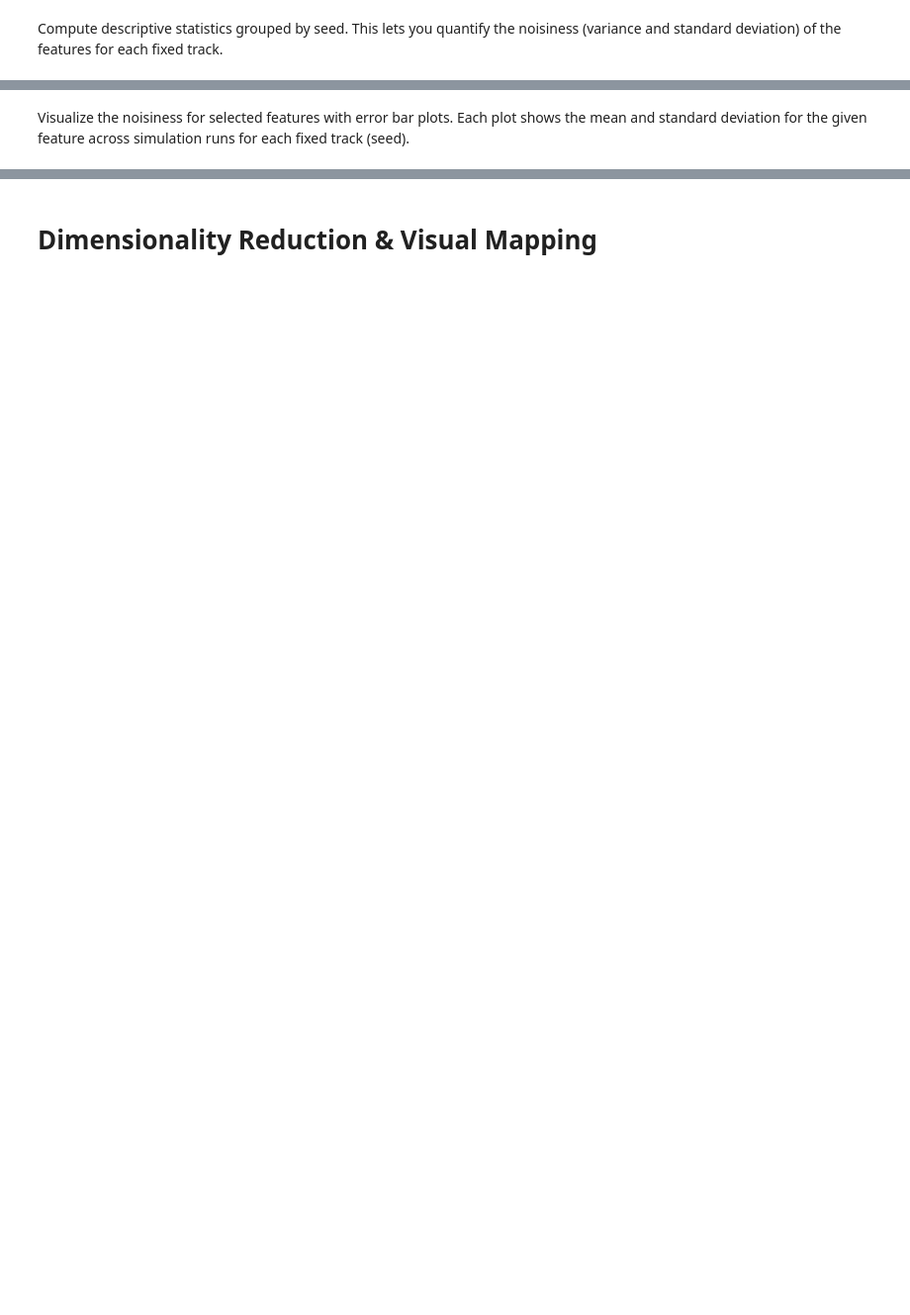
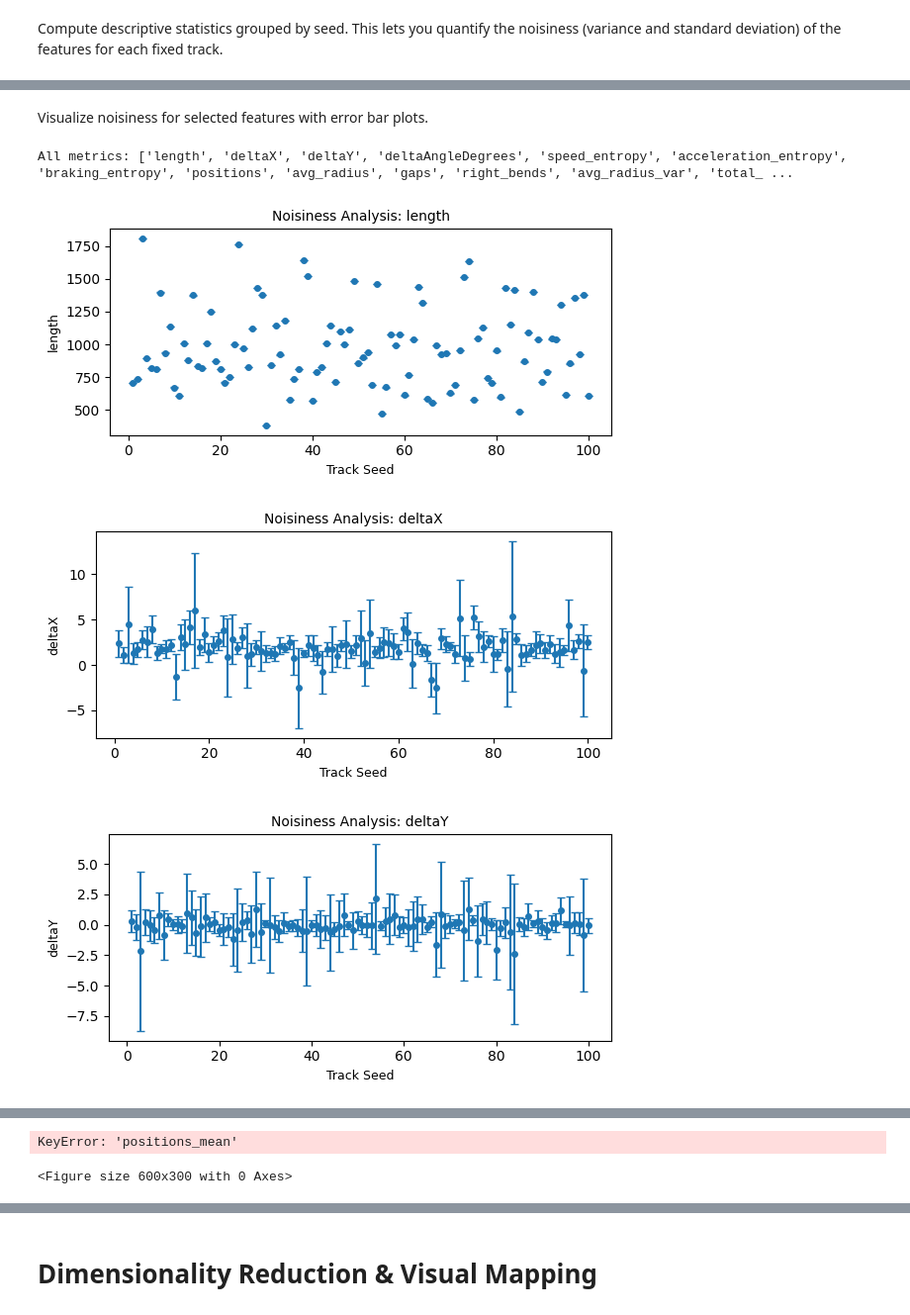
Before and after one commit to martinopiaggi/Quality-Diversity-for-Racing-Track-Design, a Jupyter notebook: data_analysis/noiseness_analysis.ipynb, the cells around one changed output, grey strips where cells are left out. Shown at 99% size. Cells and saved outputs as stored; diff of their text form; code cells hidden in the pictures; blank space fills up the shorter version.

Commit message:
utils for features analysis

```diff
--- a/data_analysis/noiseness_analysis.ipynb
+++ b/data_analysis/noiseness_analysis.ipynb
@@ -45,14 +83,26 @@ print(group_stats.head())
 # %% [markdown]
-Visualize the noisiness for selected features with error bar plots. Each plot shows the mean and standard deviation for the given feature across simulation runs for each fixed track (seed).
+Visualize noisiness for selected features with error bar plots.
 # %%
-import matplotlib.pyplot as plt
+# Extract all metric names based on columns ending with '_mean'
+metric_names = [col.replace('_mean', '') for col in group_stats.columns if col.endswith('_mean')]
+print("All metrics:", metric_names)
 
-for metric in ["speed_entropy", "gaps_mean", "curvature_entropy"]:
-    plt.figure(figsize=(10, 4))
+# Loop through all metrics to create smaller error bar plots
+for metric in metric_names:
+    plt.figure(figsize=(6, 3))  # Smaller figure size
     mean_col = f"{metric}_mean"
     std_col = f"{metric}_std"
-    plt.errorbar(group_stats["seed"], group_stats[mean_col], yerr=group_stats[std_col], fmt="o", capsize=3)
-    plt.xlabel("Track Seed")
-    plt.ylabel(metric)
-    plt.title(f"Noisiness Analysis: {metric}")
+
+    plt.errorbar(group_stats["seed"], group_stats[mean_col],
+                 yerr=group_stats[std_col],
+                 fmt="o", capsize=3, markersize=4)
+    plt.xlabel("Track Seed", fontsize=9)
+    plt.ylabel(metric, fontsize=9)
+    plt.title(f"Noisiness Analysis: {metric}", fontsize=10)
+    plt.tight_layout()
     plt.show()
+# %% [output]
+All metrics: ['length', 'deltaX', 'deltaY', 'deltaAngleDegrees', 'speed_entropy', 'acceleration_entropy', 'braking_entropy', 'positions', 'avg_radius', 'gaps', 'right_bends', 'avg_radius_var', 'total_ ...
+[figure, added]
+[figure, added]
+[figure, added]
@@ -59 +113,3 @@ for metric in ["speed_entropy", "gaps_mean", "curvature_entropy"]:
+KeyError: 'positions_mean'
+<Figure size 600x300 with 0 Axes>
 # %% [markdown]
```
Also changed, not shown: parts of 17 cells of this notebook, 5 other files.
